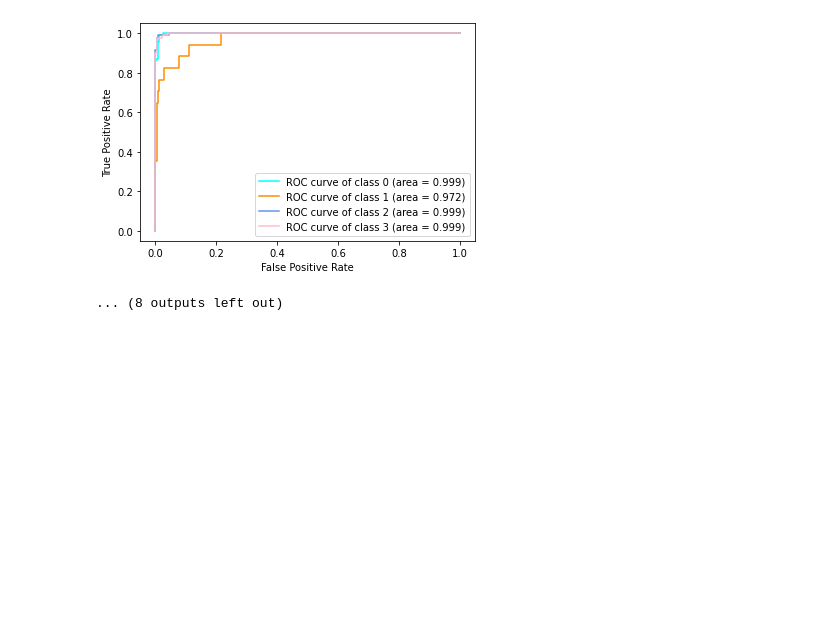
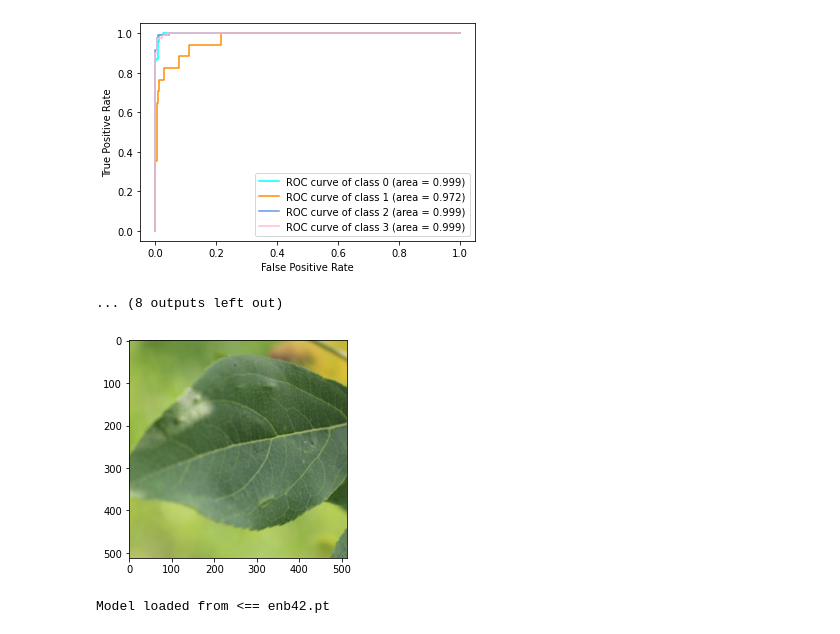
Before and after one commit to ysleead/comp4211_project, a Jupyter notebook: EfficientNet.ipynb, the cells around one changed output. Cells and saved outputs as stored; diff of their text form; code cells hidden in the pictures; blank space fills up the shorter version.

Commit message:
made predictions

```diff
--- a/EfficientNet.ipynb
+++ b/EfficientNet.ipynb
@@ -373,3 +373,13 @@ Model loaded from <== enb42.pt
 roc auc score: 0.9921627816280558
 [figure]
 ... (8 outputs left out)
+# %%
+test_data = imgDataset(csv_file = "/content/drive/My Drive/Colab/COMP4211 Project/test.csv",
+                       root_dir = "/content/drive/My Drive/Colab/COMP4211 Project/images")
+
+test = ApplyTransform(test_data, valid_transform)
+test_loader = DataLoader(test, batch_size=batch_size,
+                          shuffle=False, num_workers=0)
+imshow(test[0][0])
+# %% [output]
+[figure, added]
@@ -375,0 +396,5 @@ roc auc score: 0.9921627816280558
+# %%
+model = load_checkpoint("enb42.pt", model)
+predictions = pred(model, test_loader)
+# %% [output]
+Model loaded from <== enb42.pt
```
Also changed, not shown: parts of 5 cells of this notebook.
